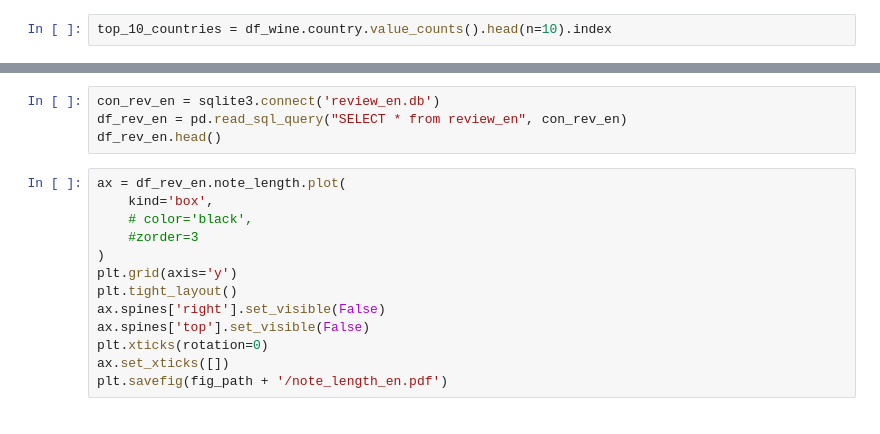
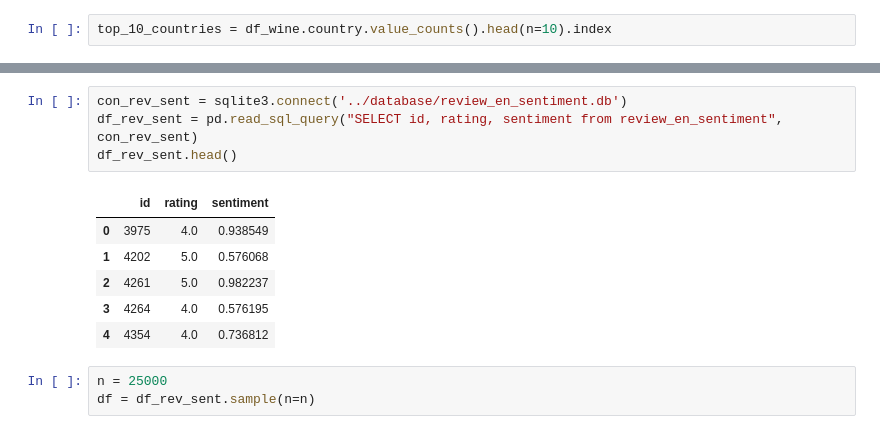
Before and after one commit to M4rl0wBuongustaio/master_thesis_ai_sommelier, a Jupyter notebook: analysis/visualization.ipynb, the cells around one changed output, grey strips where cells are left out. Saved outputs shown, nothing was run; the diff lists cells and outputs as text.

```diff
--- a/analysis/visualization.ipynb
+++ b/analysis/visualization.ipynb
@@ -125,17 +184,14 @@ plt.savefig(fig_path + '/language_distribution.pdf')
 # %%
-con_rev_en = sqlite3.connect('review_en.db')
-df_rev_en = pd.read_sql_query("SELECT * from review_en", con_rev_en)
-df_rev_en.head()
+con_rev_sent = sqlite3.connect('../database/review_en_sentiment.db')
+df_rev_sent = pd.read_sql_query("SELECT id, rating, sentiment from review_en_sentiment", con_rev_sent)
+df_rev_sent.head()
+# %% [output]
+|  | id | rating | sentiment |
+| 0 | 3975 | 4.0 | 0.938549 |
+| 1 | 4202 | 5.0 | 0.576068 |
+| 2 | 4261 | 5.0 | 0.982237 |
+| 3 | 4264 | 4.0 | 0.576195 |
+| 4 | 4354 | 4.0 | 0.736812 |
-# %%
-ax = df_rev_en.note_length.plot(
-    kind='box',
-    # color='black',
-    #zorder=3
-)
-plt.grid(axis='y')
-plt.tight_layout()
-ax.spines['right'].set_visible(False)
-ax.spines['top'].set_visible(False)
-plt.xticks(rotation=0)
-ax.set_xticks([])
-plt.savefig(fig_path + '/note_length_en.pdf')
+# %%
+n = 25000
+df = df_rev_sent.sample(n=n)
```
Also changed, not shown: parts of 26 cells of this notebook, 7 other files.
